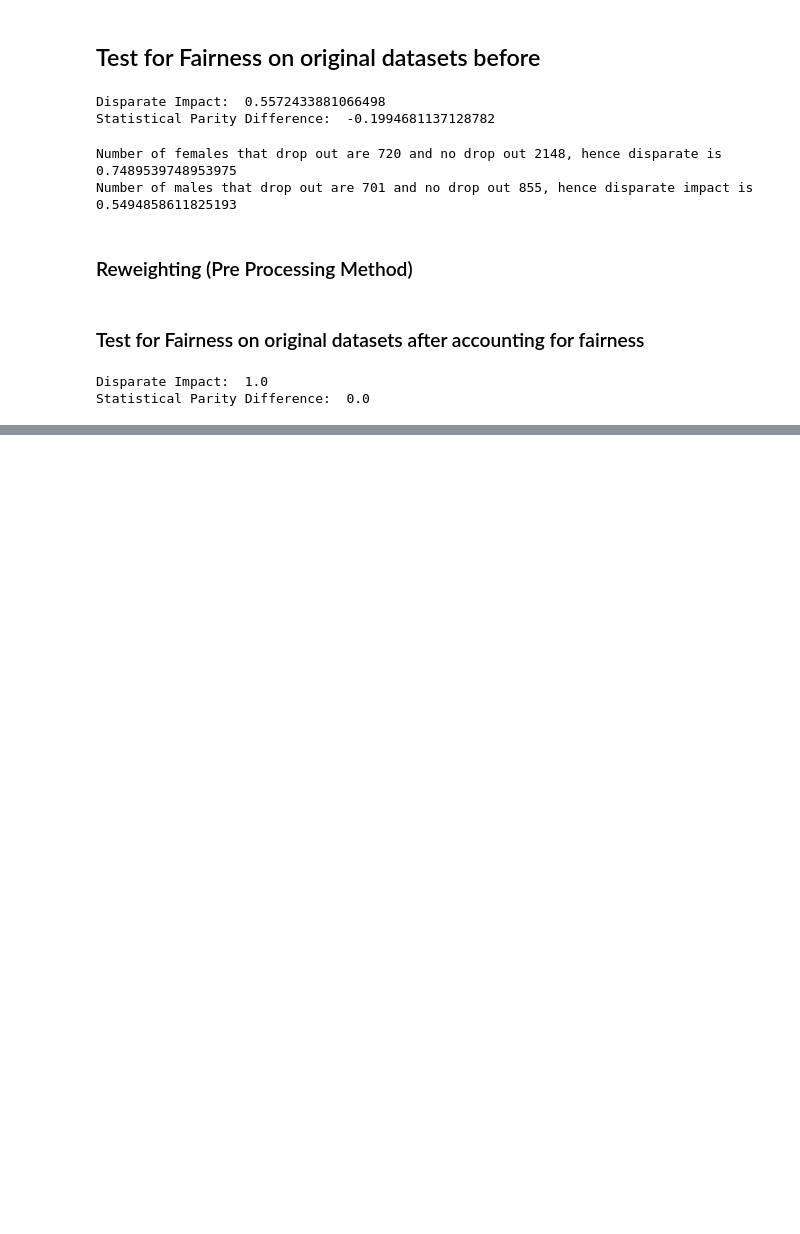
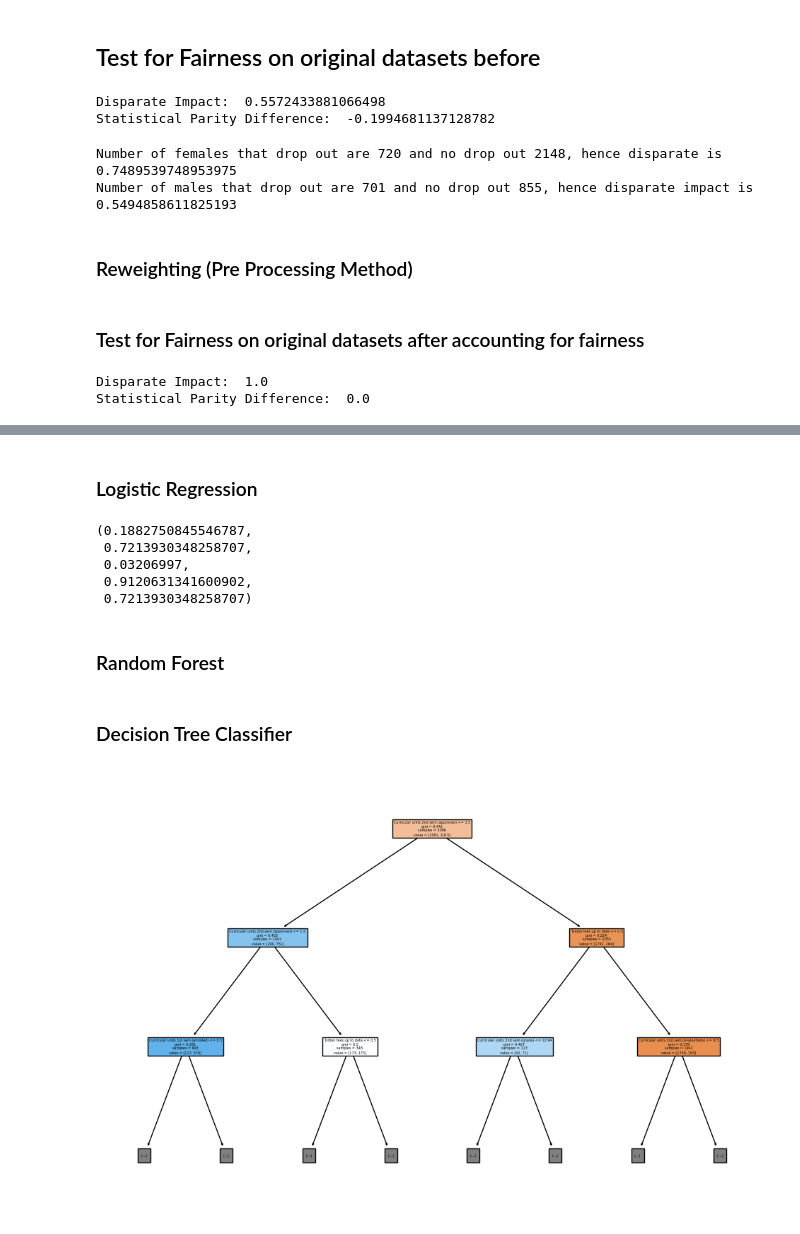
Before and after one commit to KANUBALAD/ML-Fairness-in-School-DropOut-, a Jupyter notebook: Notebooks/FairModels.ipynb, the cells around one changed output, grey strips where cells are left out. Saved outputs shown, nothing was run; the diff lists cells and outputs as text; code cells hidden in the pictures; blank space fills up the shorter version.

```diff
--- a/Notebooks/FairModels.ipynb
+++ b/Notebooks/FairModels.ipynb
@@ -93,0 +109,9 @@ Statistical Parity Difference:  0.0
+# %%
+features = dataset_transf.features
+labels = dataset_transf.labels.reshape(-1, 1)  # Ensure labels are in the correct shape
+feature_names = dataset_transf.feature_names
+
+label_name = dataset_transf.label_names[0] if isinstance(dataset_transf.label_names, (list, np.ndarray)) else dataset_transf.label_names
+
+columns = feature_names + [label_name]  # Ensure this is a flat list of strings
+fair_df = pd.DataFrame(data=np.hstack((features, labels)), columns=columns)
@@ -93,0 +134,47 @@ Statistical Parity Difference:  0.0
+# %%
+
+from sklearn.model_selection import train_test_split
+y = fair_df['Target']
+X = fair_df.drop(columns=['Target', 'Gender']) #excludes gender from X features
+sensitive_attribute = fair_df[['Marital status', 'Nacionality', 'Gender']]
+
+X_train, X_test, y_train, y_test, sens_train, sens_test = train_test_split(X, y, sensitive_attribute, test_size=0.3, random_state=1)
+# %% [markdown]
+### Logistic Regression
+# %%
+logistic_model = LogisticRegression()
+logistic_model.fit(X_train,y_train)
+mymask= sens_test.Gender
+LR_dp, LR_Eo, LR_fpr, LR_acc, LR_recall, LRpreds= evaluation.model_metrics(logistic_model, X_test, y_test, mask=mymask,  fair_metrics= True)
+maleLR_dp, maleLR_Eo, maleLR_fpr, maleLR_acc, maleLR_recall, LRpreds = evaluation.model_metrics(logistic_model, X_test, y_test, mask=1-mymask,  fair_metrics= True)
+# %%
+maleLR_dp, maleLR_Eo, maleLR_fpr, maleLR_acc, maleLR_recall
+# %% [output]
+(0.1882750845546787,
+ 0.7213930348258707,
+ 0.03206997,
+ 0.9120631341600902,
+ 0.7213930348258707)
+# %% [markdown]
+### Random Forest
+# %%
+rf_classfier = RandomForestClassifier()
+rf_classfier.fit(X_train,y_train)
+RF_dp, RF_Eo, RF_fpr, RF_acc, RF_recall, RFpreds= evaluation.model_metrics(rf_classfier, X_test, y_test, mask=mymask,  fair_metrics= True)
+maleRF_dp, maleRF_Eo, maleRF_fpr, maleRF_acc, maleRF_recall, RFpreds= evaluation.model_metrics(rf_classfier, X_test, y_test, mask=1-mymask,  fair_metrics= True)
+# %% [markdown]
+### Decision Tree Classifier
+# %%
+from sklearn.tree import DecisionTreeClassifier, plot_tree
+clf = DecisionTreeClassifier(random_state=42)
+clf.fit(X_train, y_train)
+clf_preds = clf.predict(X_test)
+clf_dp, clf_Eo, clf_fpr, clf_acc, clf_recall, clfpreds= evaluation.model_metrics(clf, X_test, y_test, mask=mymask,  fair_metrics= True)
+maleclf_dp, maleclf_Eo, malelf_fpr, maleclf_acc, maleclf_recall, clfpreds = evaluation.model_metrics(clf, X_test, y_test, mask=1-mymask,  fair_metrics= True)
+
+feature_names= X_test.columns.to_list()
+plt.figure(figsize=(12, 8))
+plot_tree(clf,max_depth = 2, filled=True, feature_names=feature_names)
+plt.show()
+# %% [output]
+[figure, added]
```
Also changed, not shown: parts of 5 cells of this notebook, 2 other files.
